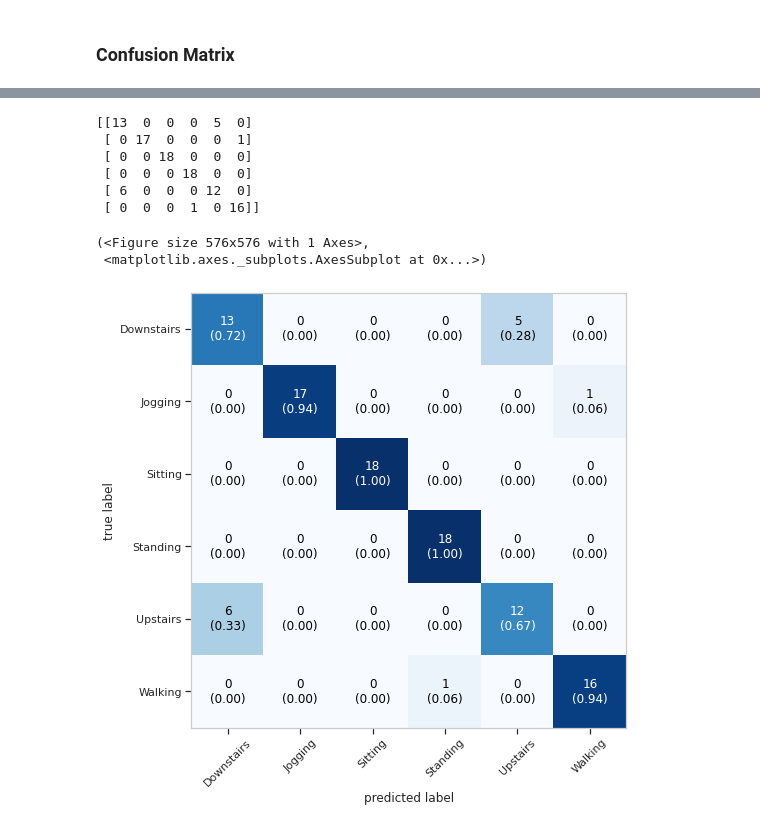
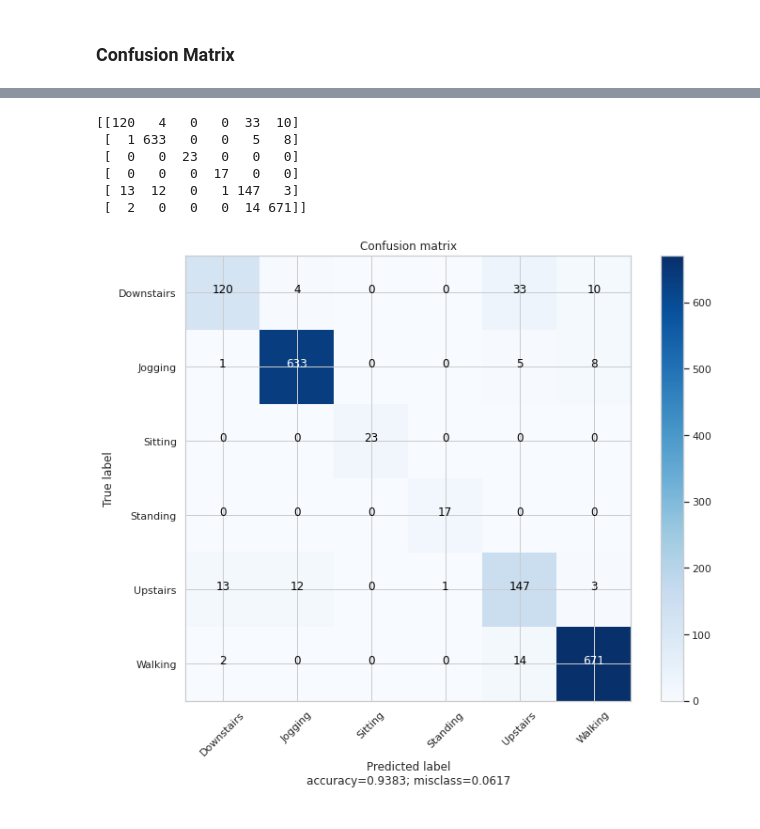
Before and after one commit to robinyUArizona/Time-Series--Projects, a Jupyter notebook: Human Activity Recognition using Accelerometer and CNN.ipynb, the cells around one changed output, grey strips where cells are left out. Cells and saved outputs as stored; diff of their text form; code cells hidden in the pictures.

```diff
--- a/Human Activity Recognition using Accelerometer and CNN.ipynb
+++ b/Human Activity Recognition using Accelerometer and CNN.ipynb
@@ -421,14 +473,10 @@ Please use instead:* `np.argmax(model.predict(x), axis=-1)`,   if your model doe
 # %%
 mat = confusion_matrix(y_test, y_pred)
 print(mat)
-plot_confusion_matrix(conf_mat=mat, class_names=label.classes_, show_normed=True, figsize=(8,8))
 # %% [output]
-[[13  0  0  0  5  0]
- [ 0 17  0  0  0  1]
- [ 0  0 18  0  0  0]
- [ 0  0  0 18  0  0]
- [ 6  0  0  0 12  0]
- [ 0  0  0  1  0 16]]
+[[120   4   0   0  33  10]
+ [  1 633   0   0   5   8]
+ [  0   0  23   0   0   0]
+ [  0   0   0  17   0   0]
+ [ 13  12   0   1 147   3]
+ [  2   0   0   0  14 671]]
-(<Figure size 576x576 with 1 Axes>,
- <matplotlib.axes._subplots.AxesSubplot at 0x...>)
-[figure, removed]
@@ -443,0 +529,4 @@ plot_confusion_matrix(conf_mat=mat, class_names=label.classes_, show_normed=True
+# %%
+plot_confusion_matrix(cm = mat, target_names = label.classes_, title='Confusion matrix', cmap=None, normalize=False)
+# %% [output]
+[figure, added]
```
Also changed, not shown: parts of 18 cells of this notebook.
